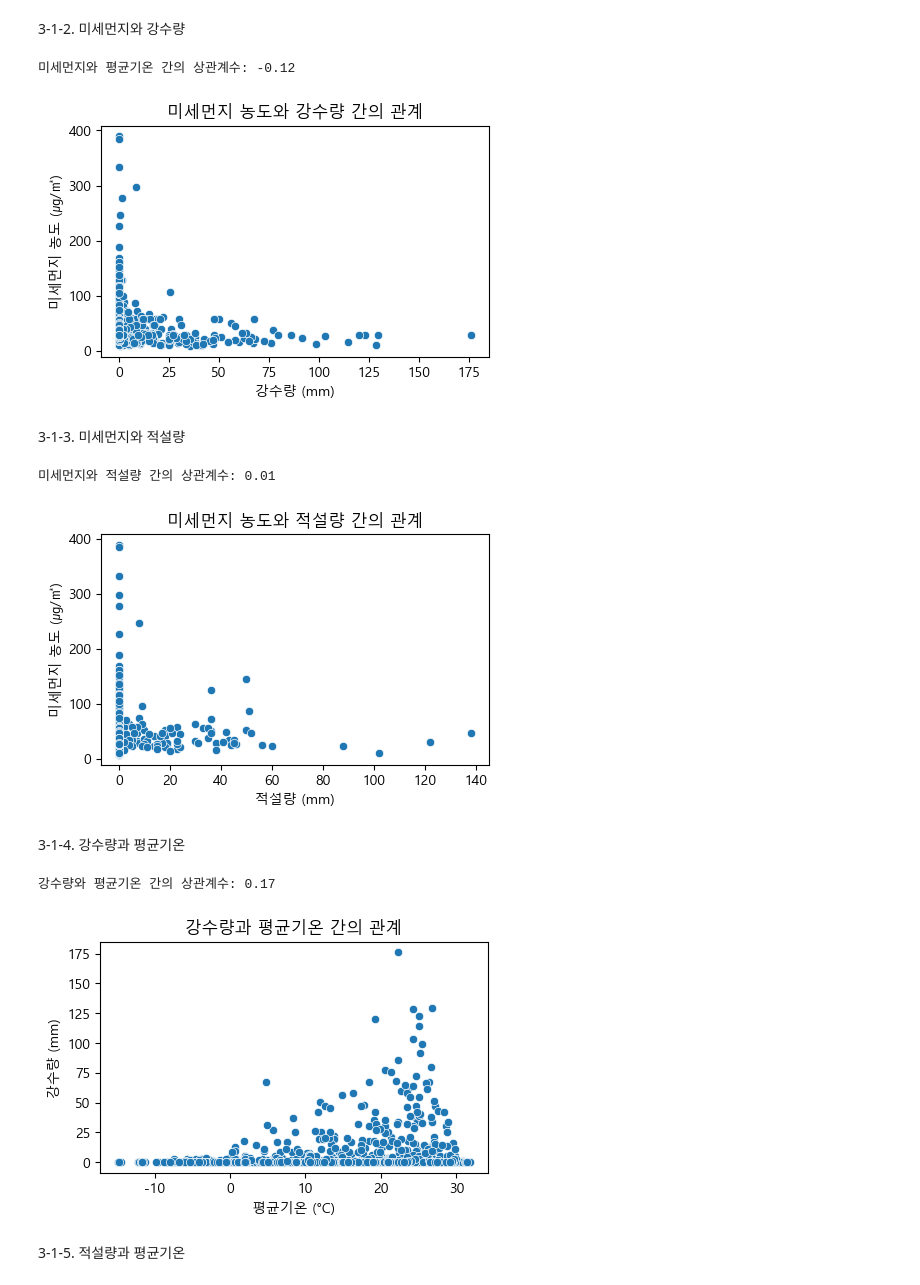
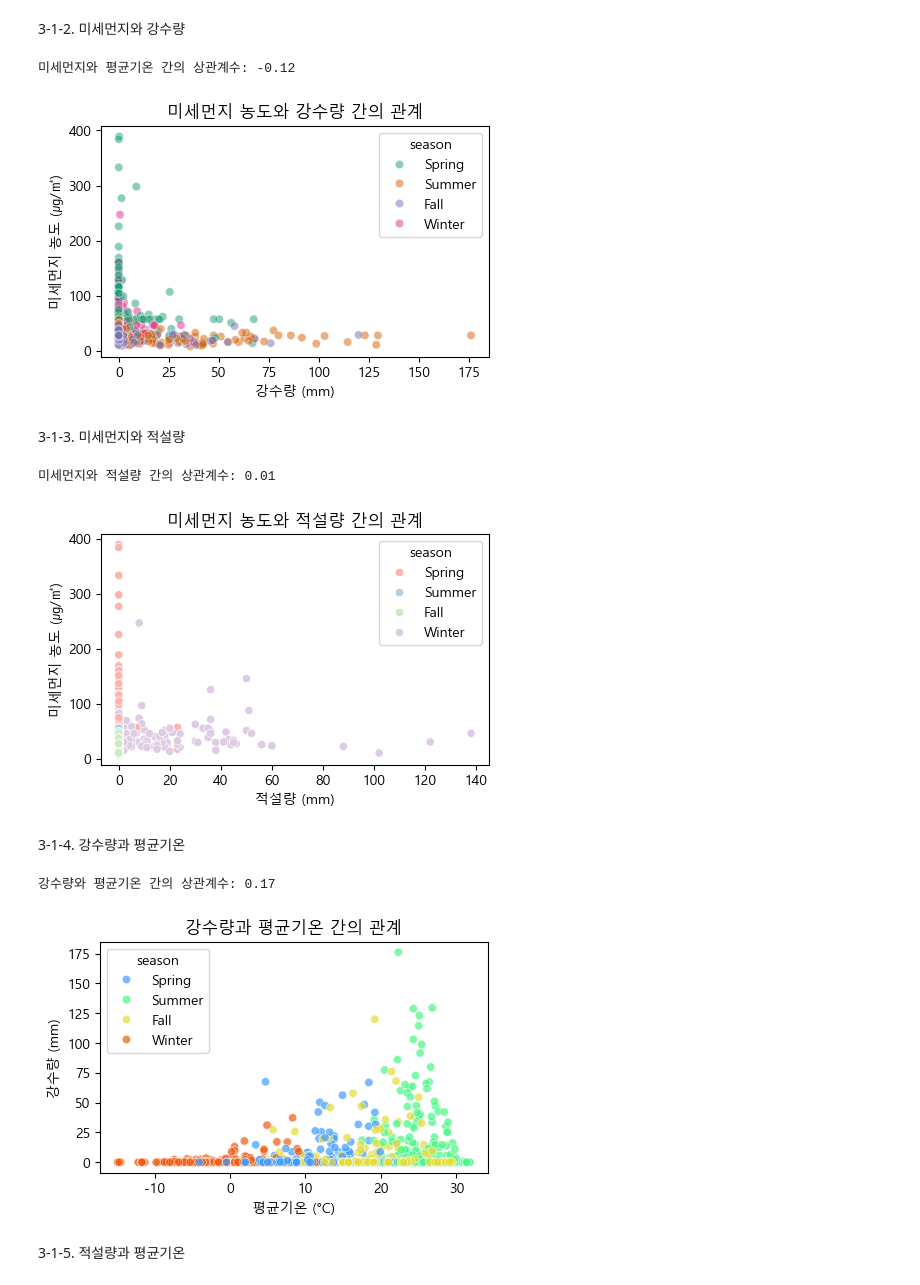
Before and after one commit to mini-project-y/1st_mini_project, a Jupyter notebook: Yuri/p_analysis_weather_with_comment.ipynb, the cells around one changed output. Cells and saved outputs as stored; diff of their text form; code cells hidden in the pictures.

```diff
--- a/Yuri/p_analysis_weather_with_comment.ipynb
+++ b/Yuri/p_analysis_weather_with_comment.ipynb
@@ -1544,14 +1619,14 @@ print(f"미세먼지와 평균기온 간의 상관계수: {correlation:.2f}")
 
 # 산점도 그리기
 plt.figure(figsize=(5, 3))
-sns.scatterplot(data=all_df, x='precipitation(mm)', y='fine_dust(㎍/㎥)')
+sns.scatterplot(data=all_df, x='precipitation(mm)', y='fine_dust(㎍/㎥)', hue='season', palette='Dark2', alpha = 0.5)
 plt.title('미세먼지 농도와 강수량 간의 관계')
 plt.xlabel('강수량 (mm)')
 plt.ylabel('미세먼지 농도 (㎍/㎥)')
 plt.show()
 # %% [output]
 미세먼지와 평균기온 간의 상관계수: -0.12
-[figure, old version]
+[figure, new version]
 # %% [markdown]
 3-1-3. 미세먼지와 적설량
 # %%
@@ -1561,31 +1636,31 @@ print(f"미세먼지와 적설량 간의 상관계수: {correlation:.2f}")
 
 # 산점도 그리기
 plt.figure(figsize=(5, 3))
-sns.scatterplot(data=all_df, x='snow_depth(mm)', y='fine_dust(㎍/㎥)')
+sns.scatterplot(data=all_df, x='snow_depth(mm)', y='fine_dust(㎍/㎥)', hue='season', palette='Pastel1')
 plt.title('미세먼지 농도와 적설량 간의 관계')
 plt.xlabel('적설량 (mm)')
 plt.ylabel('미세먼지 농도 (㎍/㎥)')
 plt.show()
 # %% [output]
 미세먼지와 적설량 간의 상관계수: 0.01
-[figure, old version]
+[figure, new version]
 # %% [markdown]
 3-1-4. 강수량과 평균기온
 # %%
 # 상관계수
 correlation = all_df['precipitation(mm)'].corr(all_df['avg_temp'])
 print(f"강수량와 평균기온 간의 상관계수: {correlation:.2f}")
 
 # 산점도 그리기
 plt.figure(figsize=(5, 3))
-sns.scatterplot(data=all_df, x='avg_temp', y='precipitation(mm)')
+sns.scatterplot(data=all_df, x='avg_temp', y='precipitation(mm)', hue='season', palette='turbo', alpha = 0.7)
 plt.title('강수량과 평균기온 간의 관계')
 plt.xlabel('평균기온 (°C)')
 plt.ylabel('강수량 (mm)')
 plt.show()
 # %% [output]
 강수량와 평균기온 간의 상관계수: 0.17
-[figure, old version]
+[figure, new version]
 # %% [markdown]
 3-1-5. 적설량과 평균기온
 # %%
```
Also changed, not shown: parts of 12 cells of this notebook, 4 other files.
